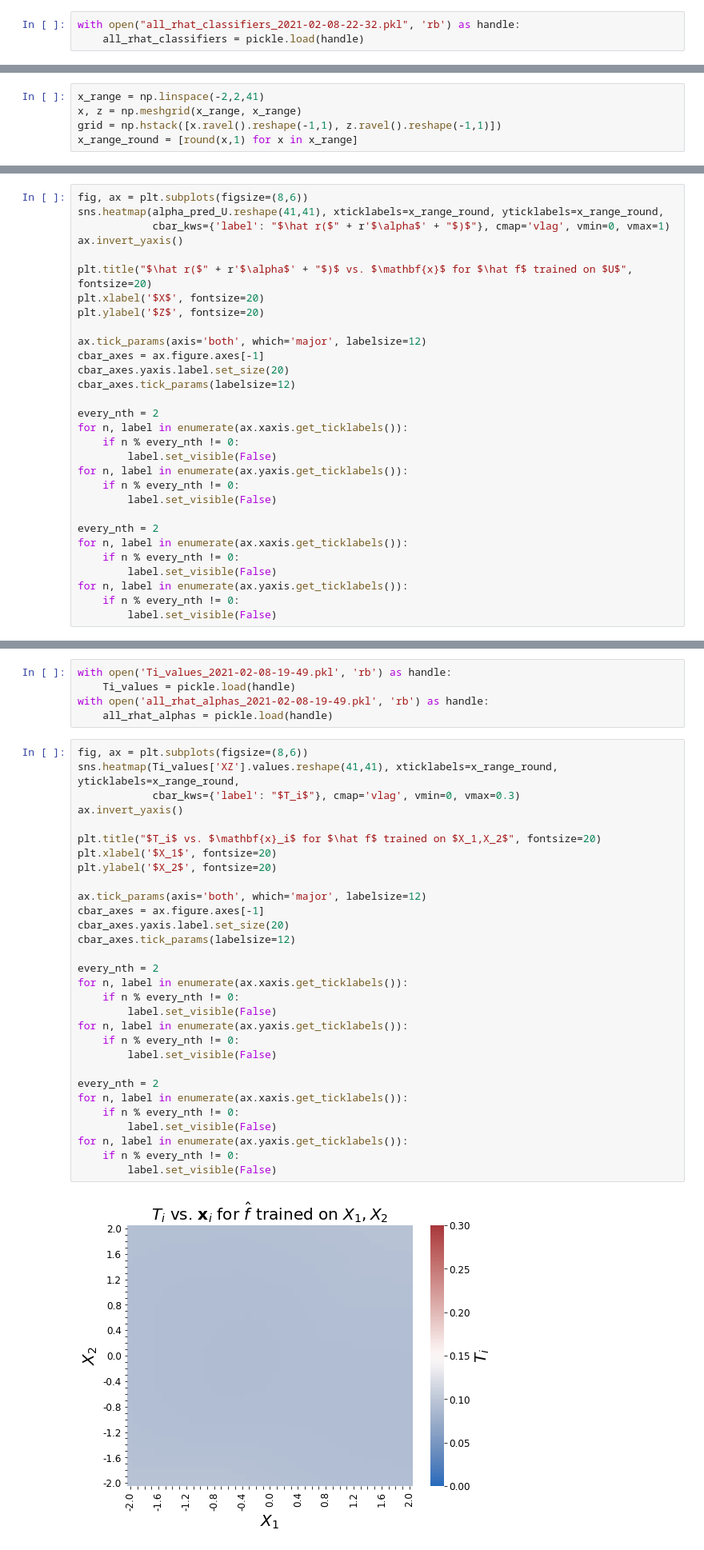
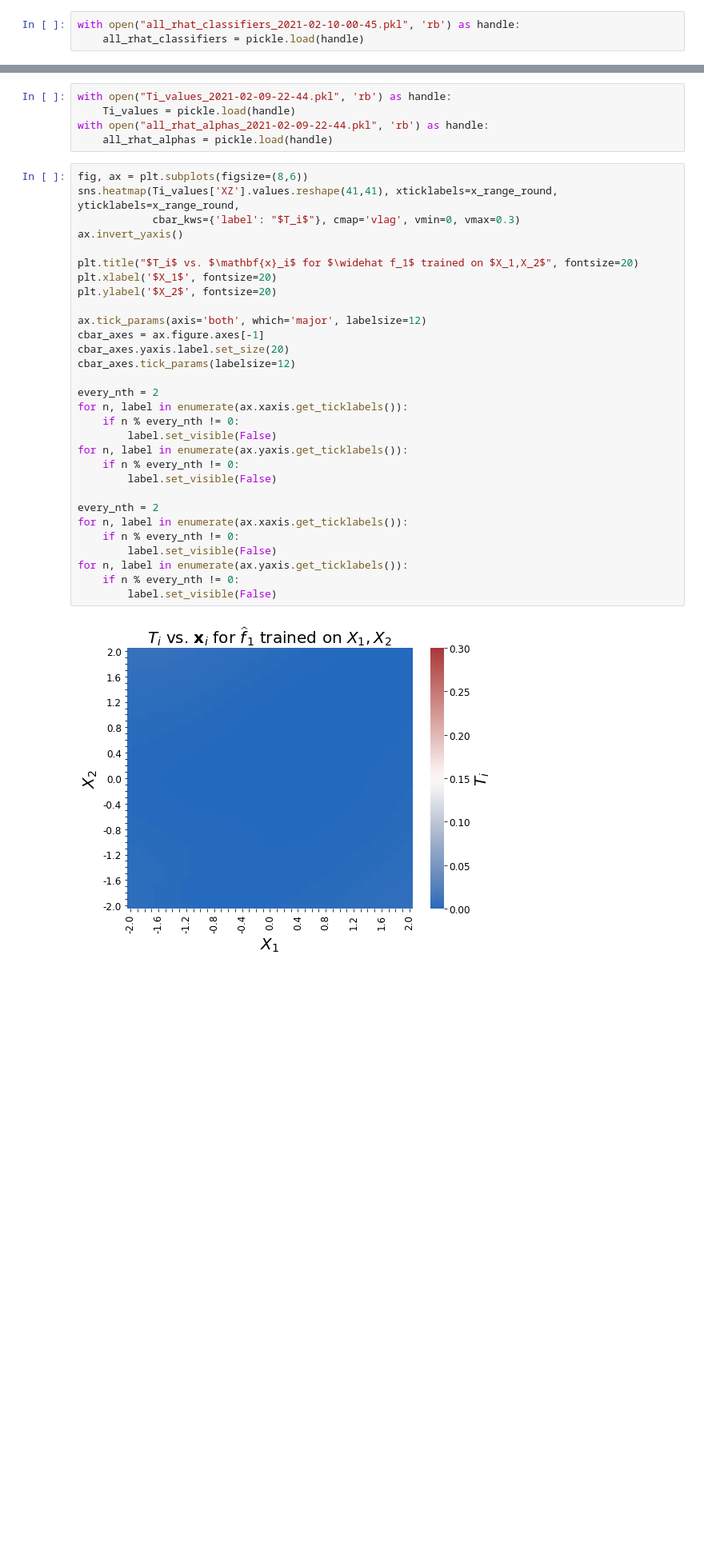
Before and after one commit to zhao-david/CDE-diagnostics, a Jupyter notebook: toy_example_1_v2.ipynb, the cells around one changed output, grey strips where cells are left out. Shown at 80% size. Cells and saved outputs as stored; diff of their text form; blank space fills up the shorter version.

```diff
--- a/toy_example_1_v2.ipynb
+++ b/toy_example_1_v2.ipynb
@@ -253,6 +270,6 @@ pit_values_dict = {'XZ': pit_values, 'X': pit_values_X}
 # %% [markdown]
 # saved $\hat r$ from MC samples, to build CIs
 # %%
-with open("all_rhat_classifiers_2021-02-08-22-32.pkl", 'rb') as handle:
+with open("all_rhat_classifiers_2021-02-10-00-45.pkl", 'rb') as handle:
     all_rhat_classifiers = pickle.load(handle)
 # %%
@@ -266,5 +278,0 @@ alpha = 0.2
-# %%
-x_range = np.linspace(-2,2,41)
-x, z = np.meshgrid(x_range, x_range)
-grid = np.hstack([x.ravel().reshape(-1,1), z.ravel().reshape(-1,1)])
-x_range_round = [round(x,1) for x in x_range]
@@ -379,30 +278,0 @@ for n, label in enumerate(ax.yaxis.get_ticklabels()):
-# %%
-fig, ax = plt.subplots(figsize=(8,6))
-sns.heatmap(alpha_pred_U.reshape(41,41), xticklabels=x_range_round, yticklabels=x_range_round,
-            cbar_kws={'label': "$\hat r($" + r'$\alpha$' + "$)$"}, cmap='vlag', vmin=0, vmax=1)
-ax.invert_yaxis()
-
-plt.title("$\hat r($" + r'$\alpha$' + "$)$ vs. $\mathbf{x}$ for $\hat f$ trained on $U$", fontsize=20)
-plt.xlabel('$X$', fontsize=20)
-plt.ylabel('$Z$', fontsize=20)
-
-ax.tick_params(axis='both', which='major', labelsize=12)
-cbar_axes = ax.figure.axes[-1]
-cbar_axes.yaxis.label.set_size(20)
-cbar_axes.tick_params(labelsize=12)
-
-every_nth = 2
-for n, label in enumerate(ax.xaxis.get_ticklabels()):
-    if n % every_nth != 0:
-        label.set_visible(False)
-for n, label in enumerate(ax.yaxis.get_ticklabels()):
-    if n % every_nth != 0:
-        label.set_visible(False)
-
-every_nth = 2
-for n, label in enumerate(ax.xaxis.get_ticklabels()):
-    if n % every_nth != 0:
-        label.set_visible(False)
-for n, label in enumerate(ax.yaxis.get_ticklabels()):
-    if n % every_nth != 0:
-        label.set_visible(False)
@@ -819,42 +579,42 @@ plt.tick_params(axis='both', which='major', labelsize=16)
 # %% [markdown]
 # heat map of $T_i = \frac{1}{|G|} \sum_{\alpha \in G} (\hat r_\alpha(\mathbf{x}_i) - \alpha)^2$
 # %%
-with open('Ti_values_2021-02-08-19-49.pkl', 'rb') as handle:
+with open("Ti_values_2021-02-09-22-44.pkl", 'rb') as handle:
     Ti_values = pickle.load(handle)
-with open('all_rhat_alphas_2021-02-08-19-49.pkl', 'rb') as handle:
+with open("all_rhat_alphas_2021-02-09-22-44.pkl", 'rb') as handle:
     all_rhat_alphas = pickle.load(handle)
 # %%
 fig, ax = plt.subplots(figsize=(8,6))
 sns.heatmap(Ti_values['XZ'].values.reshape(41,41), xticklabels=x_range_round, yticklabels=x_range_round,
             cbar_kws={'label': "$T_i$"}, cmap='vlag', vmin=0, vmax=0.3)
 ax.invert_yaxis()
 
-plt.title("$T_i$ vs. $\mathbf{x}_i$ for $\hat f$ trained on $X_1,X_2$", fontsize=20)
+plt.title("$T_i$ vs. $\mathbf{x}_i$ for $\widehat f_1$ trained on $X_1,X_2$", fontsize=20)
 plt.xlabel('$X_1$', fontsize=20)
 plt.ylabel('$X_2$', fontsize=20)
 
 ax.tick_params(axis='both', which='major', labelsize=12)
 cbar_axes = ax.figure.axes[-1]
 cbar_axes.yaxis.label.set_size(20)
 cbar_axes.tick_params(labelsize=12)
 
 every_nth = 2
 for n, label in enumerate(ax.xaxis.get_ticklabels()):
     if n % every_nth != 0:
         label.set_visible(False)
 for n, label in enumerate(ax.yaxis.get_ticklabels()):
     if n % every_nth != 0:
         label.set_visible(False)
 
 every_nth = 2
 for n, label in enumerate(ax.xaxis.get_ticklabels()):
     if n % every_nth != 0:
         label.set_visible(False)
 for n, label in enumerate(ax.yaxis.get_ticklabels()):
     if n % every_nth != 0:
         label.set_visible(False)
 # %% [output]
-[figure, old version]
+[figure, new version]
 # %%
 fig, ax = plt.subplots(figsize=(8,6))
 sns.heatmap(Ti_values['X'].values.reshape(41,41), xticklabels=x_range_round, yticklabels=x_range_round,
```
Also changed, not shown: parts of 140 cells of this notebook.
